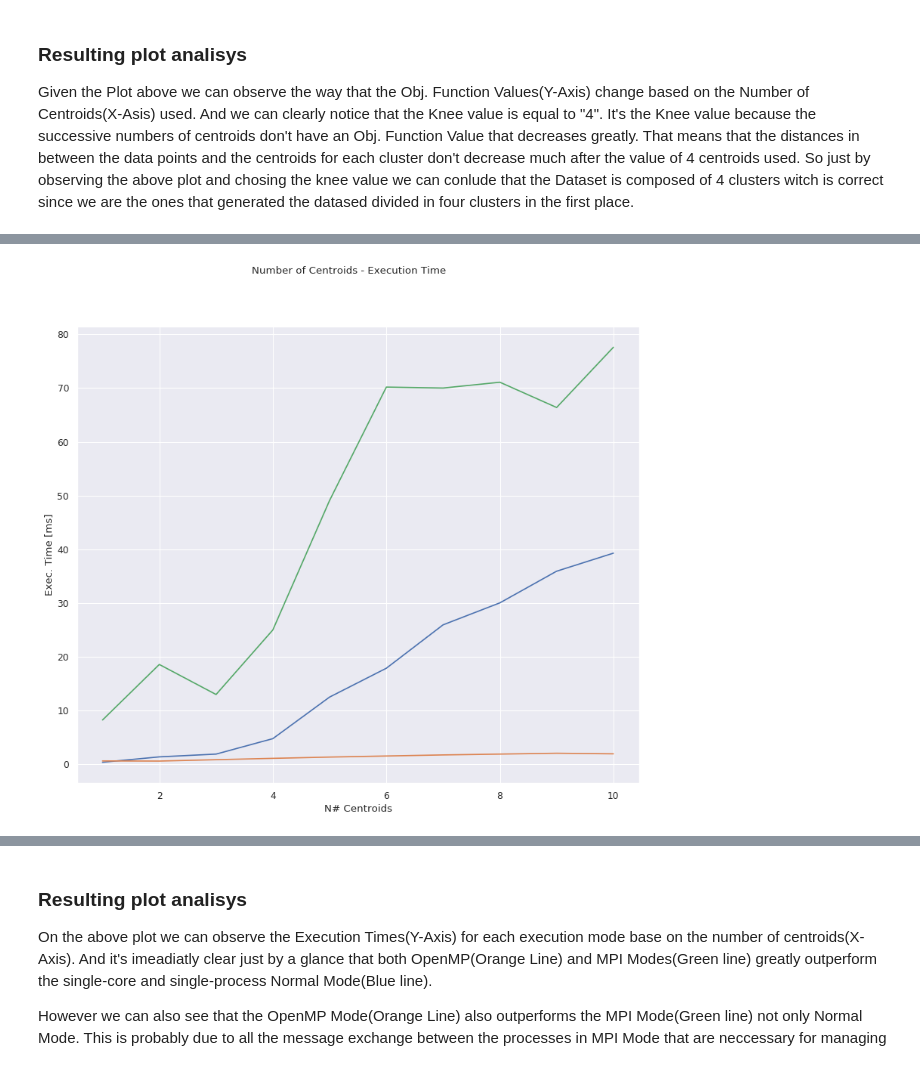
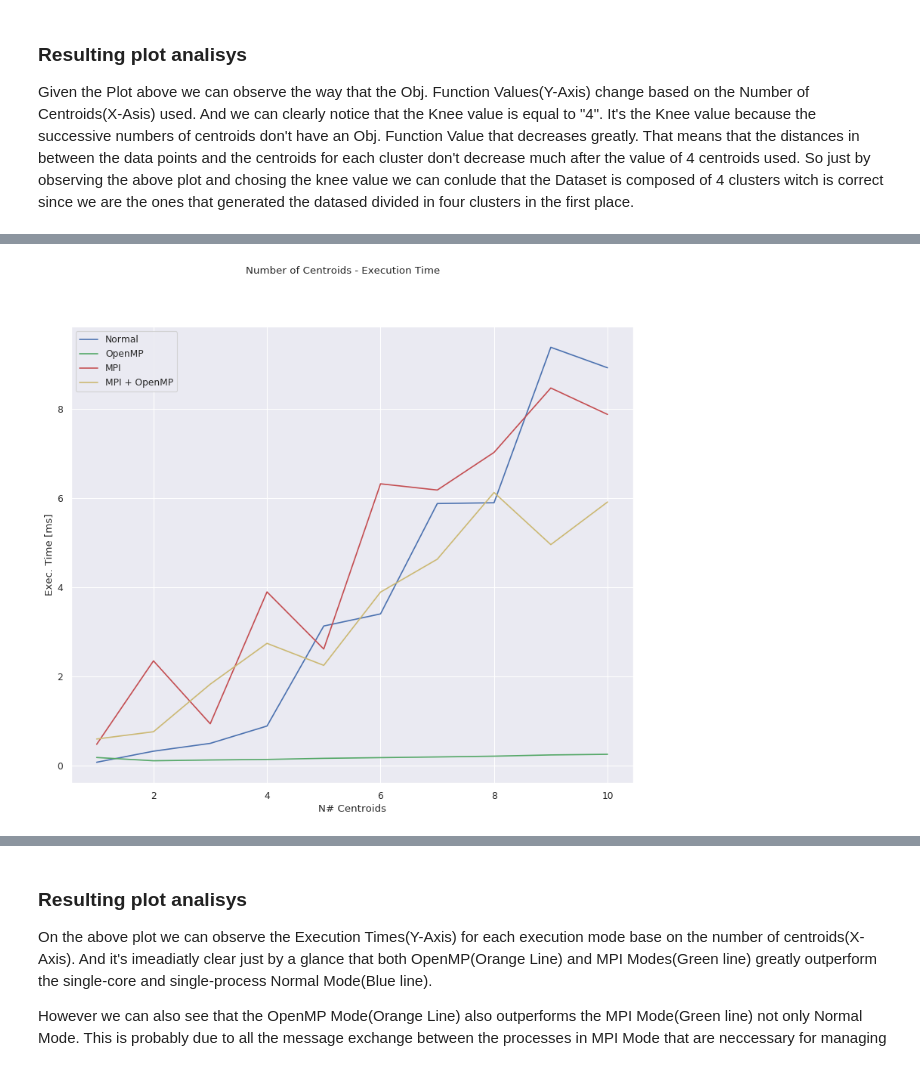
Before and after one commit to thestarivore/openmp-mpi_k-means-clustering, a Jupyter notebook: openmp_mpi_k-means.ipynb, the cells around one changed output, grey strips where cells are left out. Cells and saved outputs as stored; diff of their text form; code cells hidden in the pictures.

Commit message:
Minor Jupyter and Results corrections and two new datasets added

```diff
--- a/openmp_mpi_k-means.ipynb
+++ b/openmp_mpi_k-means.ipynb
@@ -19,18 +19,21 @@ from sklearn.datasets.samples_generator import make_blobs
 sns.set()  # for plot styling
 
 #Samples
-N_SAMPLES = 100000
+N_SAMPLES = 1000000
 
 # Get path of the current dir, then use it to create paths:
 CURRENT_DIR = os.path.dirname("__file__")
 file_path = os.path.join(CURRENT_DIR, 'dataset_display/dataset.csv')
-initial_dataset_path = os.path.join(CURRENT_DIR, 'dataset_display/results_10K/initialdataset.csv')
-initial_centroids_path = os.path.join(CURRENT_DIR, 'dataset_display/results_10K/initialcentroids.csv')
+initial_dataset_path = os.path.join(CURRENT_DIR, 'dataset_display/initialdataset.csv')
+initial_centroids_path = os.path.join(CURRENT_DIR, 'dataset_display/initialcentroids.csv')
 new_dataset_path = os.path.join(CURRENT_DIR, 'dataset_display/newdataset.csv')
 new_centroids_path = os.path.join(CURRENT_DIR, 'dataset_display/newcentroids.csv')
-objfun_path = os.path.join(CURRENT_DIR, 'dataset_display/results_10K/objfun.csv')
-exectimes_path = os.path.join(CURRENT_DIR, 'dataset_display/results_10K/exectimes.csv')
-results_path = os.path.join(CURRENT_DIR, 'dataset_display/results_10K/results.csv')
+objfun_path = os.path.join(CURRENT_DIR, 'dataset_display/objfun.csv')
+exectimes_path = os.path.join(CURRENT_DIR, 'dataset_display/exectimes.csv')
+results_10K_path = os.path.join(CURRENT_DIR, 'dataset_display/results_10K/results.csv')
+results_100K_path = os.path.join(CURRENT_DIR, 'dataset_display/results_100K/results.csv')
+results_1M_path = os.path.join(CURRENT_DIR, 'dataset_display/results_1M/results.csv')
+results_10M_path = os.path.join(CURRENT_DIR, 'dataset_display/results_10M/results.csv')
 
 fig_width = 12
 fig_height = 10
@@ -333,44 +344,55 @@ Let's also compare the results for each of the three execution modes: Normal, Op
 # %%
-x_valc       = numpy.zeros(10)    # Centroids
-y_val_n_et   = numpy.zeros(10)    # Normal Execution Time
-y_val_mp_et  = numpy.zeros(10)    # OpenMP Execution Time
-y_val_mpi_et = numpy.zeros(10)    # MPI Execution Time
+def plotRealtionCentroidsExecTime():
+    x_valc          = numpy.zeros(10)    # Centroids
+    y_val_n_et      = numpy.zeros(10)    # Normal Execution Time
+    y_val_mp_et     = numpy.zeros(10)    # OpenMP Execution Time
+    y_val_mpi_et    = numpy.zeros(10)    # MPI Execution Time
+    y_val_mpi_mp_et = numpy.zeros(10)    # MPI + OpenMP Execution Time
 
-#Calc the mean values
-for i in range(0,10):
-    x_valc[i] = i + 1
-    #print(str(i))
+    #Calc the mean values
+    for i in range(0,10):
+        x_valc[i] = i + 1
+        #print(str(i))
 
-    #Iterate all the executions for each centroid number
-    for j in range(EXECUTIONS):
-        # Normal Execution
-        if n_c[j] == i+1:
-            y_val_n_et[i] = y_val_n_et[i] + n_t[j]
+        #Iterate all the executions for each centroid number
+        for j in range(EXECUTIONS):
+            # Normal Execution
+            if n_c[j] == i+1:
+                y_val_n_et[i] = y_val_n_et[i] + n_t[j]
 
-        # OpenMP Execution
-        if openmp_c[j] == i+1:
-            y_val_mp_et[i] = y_val_mp_et[i] + openmp_t[j]
+            # OpenMP Execution
+            if openmp_c[j] == i+1:
+                y_val_mp_et[i] = y_val_mp_et[i] + openmp_t[j]
 
-        # MPI Execution
-        if openmp_c[j] == i+1:
-            y_val_mpi_et[i] = y_val_mpi_et[i] + mpi_t[j]
+            # MPI Execution
+            if mpi_c[j] == i+1:
+                y_val_mpi_et[i] = y_val_mpi_et[i] + mpi_t[j]
 
-    #Execution Time values mean
-    y_val_n_et[i]   = (y_val_n_et[i] / EXECUTIONS) * 1000
-    y_val_mp_et[i]  = (y_val_mp_et[i] / EXECUTIONS) * 1000
-    y_val_mpi_et[i] = (y_val_mpi_et[i] / EXECUTIONS) * 1000
-    #print("n " + str(y_val_n_et[i]))
-    #print("mp " + str(y_val_mp_et[i]))
-    #print("mpi " + str(y_val_mpi_et[i]))
+            # MPI + OpenMP Execution
+            if mpi_mp_c[j] == i+1:
+                y_val_mpi_mp_et[i] = y_val_mpi_mp_et[i] + mpi_mp_t[j]
 
-#Plot the between number of centroids and obj function value
-plt.figure(figsize=(fig_width, fig_height), dpi= 80, facecolor='w', edgecolor='k')
-plt.plot(x_valc,y_val_n_et)
-plt.suptitle('Number of Centroids - Execution Time')
-plt.xlabel('N# Centroids')
-plt.ylabel('Exec. Time [ms]')
-plt.plot(x_valc,y_val_mp_et)
-plt.plot(x_valc,y_val_mpi_et)
-plt.show()
+        #Execution Time values mean
+        y_val_n_et[i]      = (y_val_n_et[i] / EXECUTIONS) * 1000
+        y_val_mp_et[i]     = (y_val_mp_et[i] / EXECUTIONS) * 1000
+        y_val_mpi_et[i]    = (y_val_mpi_et[i] / EXECUTIONS) * 1000
+        y_val_mpi_mp_et[i] = (y_val_mpi_mp_et[i] / EXECUTIONS) * 1000
+        #print("n " + str(y_val_n_et[i]))
+        #print("mp " + str(y_val_mp_et[i]))
+        #print("mpi " + str(y_val_mpi_et[i]))
+
+    #Plot the between number of centroids and obj function value
+    plt.figure(figsize=(fig_width, fig_height), dpi= 80, facecolor='w', edgecolor='k')
+    plt.plot(x_valc,y_val_n_et, '-b', label='Normal')
+    plt.suptitle('Number of Centroids - Execution Time')
+    plt.xlabel('N# Centroids')
+    plt.ylabel('Exec. Time [ms]')
+    plt.plot(x_valc,y_val_mp_et, '-g', label='OpenMP')
+    plt.plot(x_valc,y_val_mpi_et, '-r', label='MPI')
+    plt.plot(x_valc,y_val_mpi_mp_et, '-y', label='MPI + OpenMP')
+    plt.legend(loc='upper left')
+    plt.show()
+
+plotRealtionCentroidsExecTime()
 # %% [output]
-[figure, old version]
+[figure, new version]
```
Also changed, not shown: parts of 14 cells of this notebook, 7 other files.
